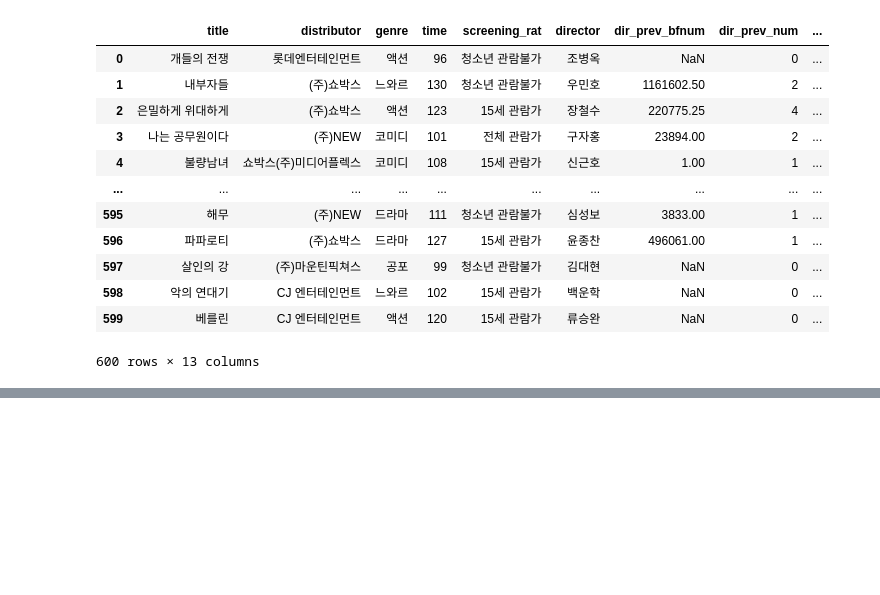
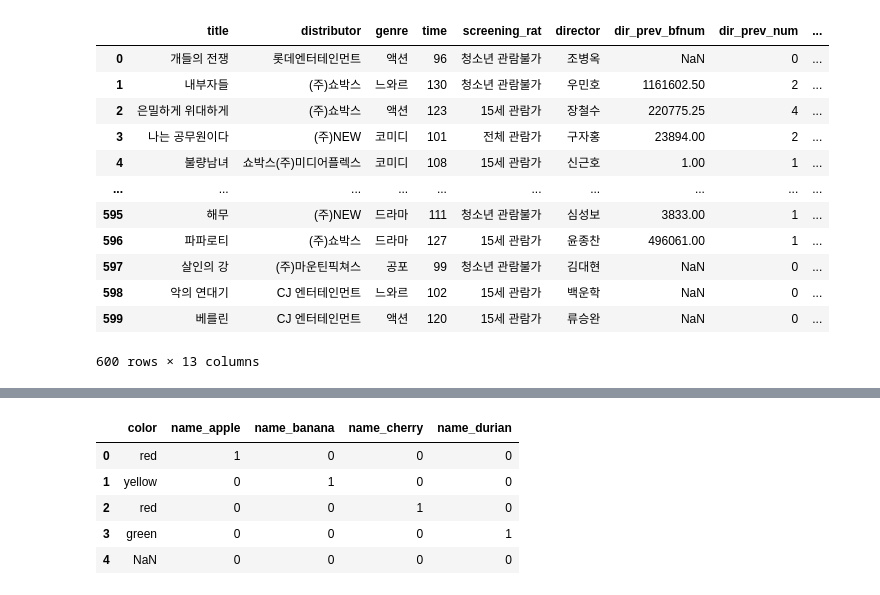
Before and after one commit to sty0507/dacon, a Jupyter notebook: movie/index.ipynb, the cells around one changed output, grey strips where cells are left out. Saved outputs shown, nothing was run; the diff lists cells and outputs as text; code cells hidden in the pictures; blank space fills up the shorter version.

```diff
--- a/movie/index.ipynb
+++ b/movie/index.ipynb
@@ -135,0 +194,9 @@ train
+# %%
+pd.get_dummies(fruit, columns = ['name'])
+# %% [output]
+|  | color | name_apple | name_banana | name_cherry | name_durian |
+| 0 | red | 1 | 0 | 0 | 0 |
+| 1 | yellow | 0 | 1 | 0 | 0 |
+| 2 | red | 0 | 0 | 1 | 0 |
+| 3 | green | 0 | 0 | 0 | 1 |
+| 4 | NaN | 0 | 0 | 0 | 0 |
```
Also changed, not shown: parts of 9 cells of this notebook.
